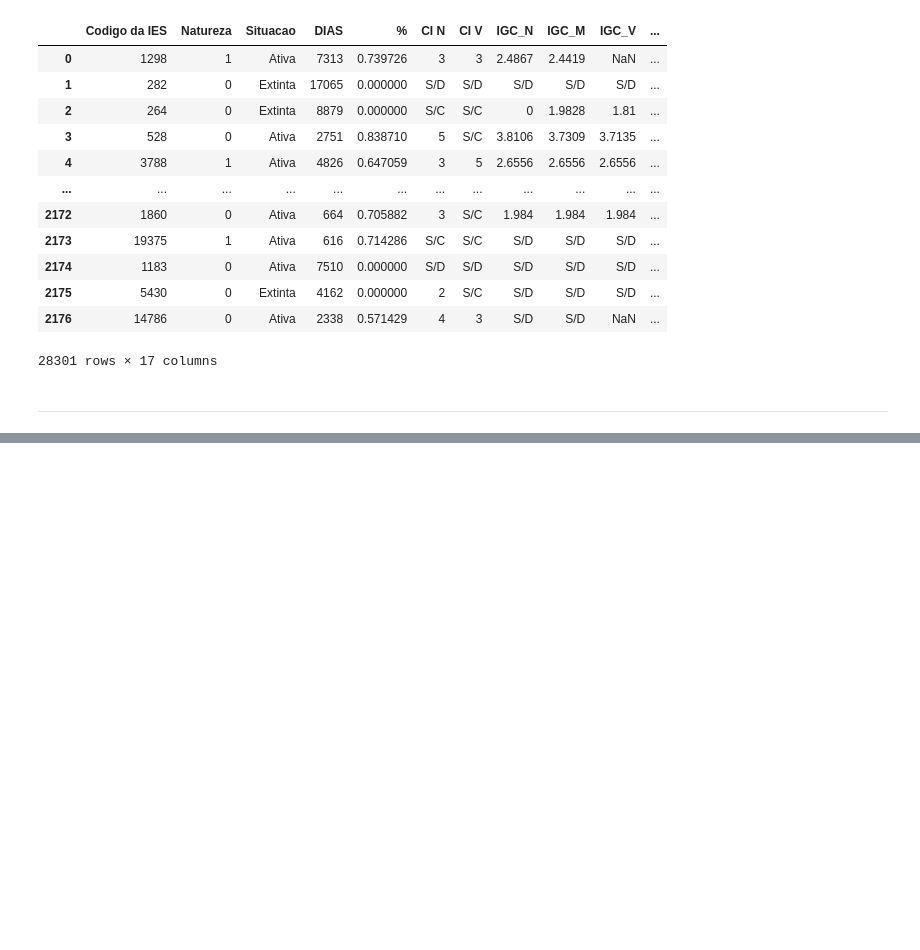
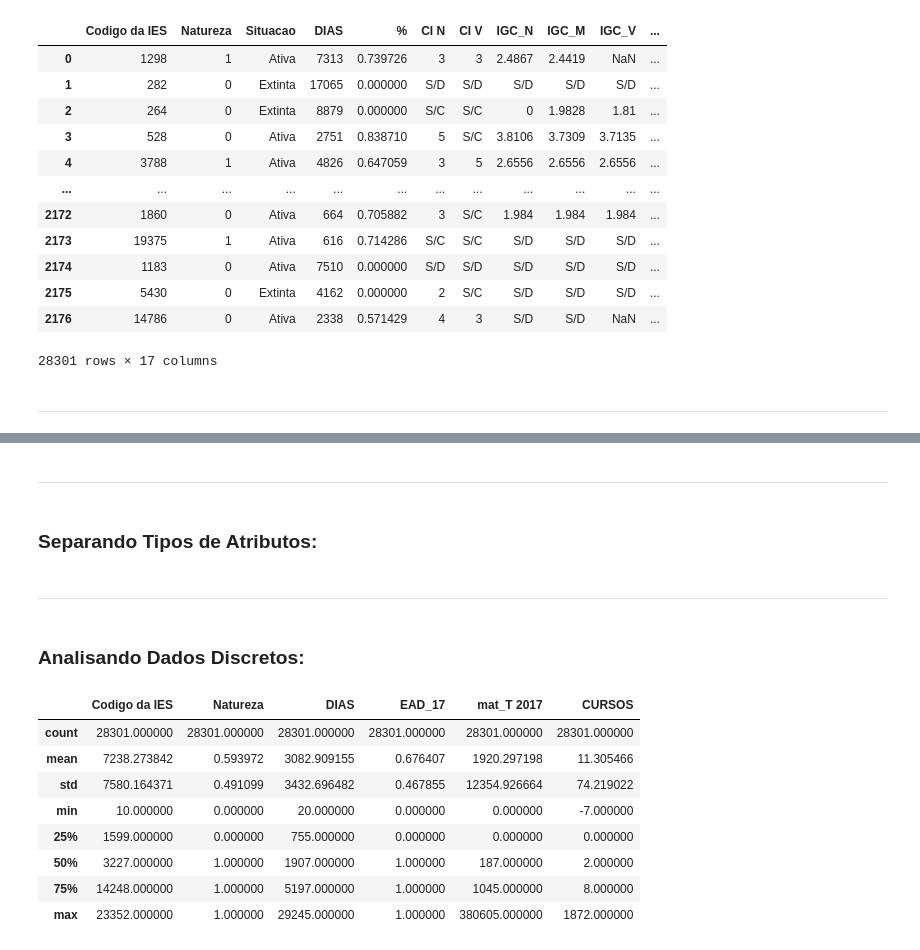
Before and after one commit to MrMilhas/Trabalho_Mineracao_Dados, a Jupyter notebook: src/trabalho_2/main.ipynb, the cells around one changed output, grey strips where cells are left out. Saved outputs shown, nothing was run; the diff lists cells and outputs as text; code cells hidden in the pictures; blank space fills up the shorter version.

```diff
--- a/src/trabalho_2/main.ipynb
+++ b/src/trabalho_2/main.ipynb
@@ -34,0 +61,4 @@ df
+# %% [markdown]
+---------------------------------------------
+# %% [markdown]
+### Separando Tipos de Atributos:
@@ -34,0 +69,16 @@ df
+# %% [markdown]
+-------------------------------------
+# %% [markdown]
+### Analisando Dados Discretos:
+# %%
+df_disc.describe()
+# %% [output]
+|  | Codigo da IES | Natureza | DIAS | EAD_17 | mat_T 2017 | CURSOS |
+| count | 28301.000000 | 28301.000000 | 28301.000000 | 28301.000000 | 28301.000000 | 28301.000000 |
+| mean | 7238.273842 | 0.593972 | 3082.909155 | 0.676407 | 1920.297198 | 11.305466 |
+| std | 7580.164371 | 0.491099 | 3432.696482 | 0.467855 | 12354.926664 | 74.219022 |
+| min | 10.000000 | 0.000000 | 20.000000 | 0.000000 | 0.000000 | -7.000000 |
+| 25% | 1599.000000 | 0.000000 | 755.000000 | 0.000000 | 0.000000 | 0.000000 |
+| 50% | 3227.000000 | 1.000000 | 1907.000000 | 1.000000 | 187.000000 | 2.000000 |
+| 75% | 14248.000000 | 1.000000 | 5197.000000 | 1.000000 | 1045.000000 | 8.000000 |
+| max | 23352.000000 | 1.000000 | 29245.000000 | 1.000000 | 380605.000000 | 1872.000000 |
```
Also changed, not shown: parts of 21 cells of this notebook.
